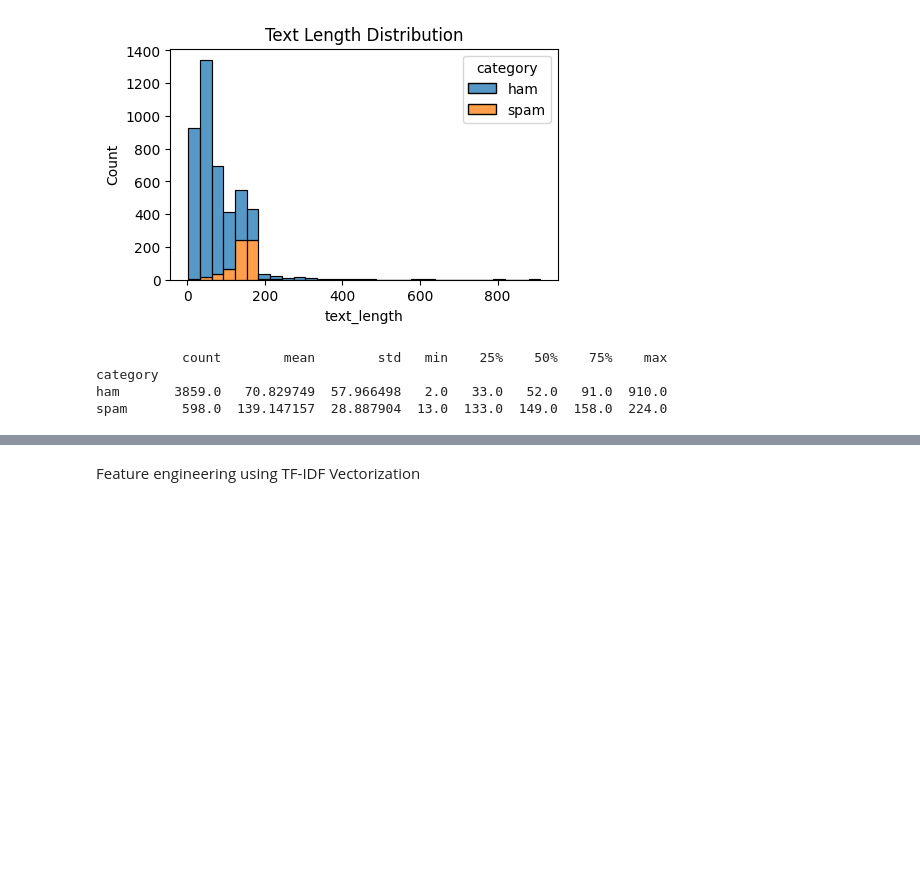
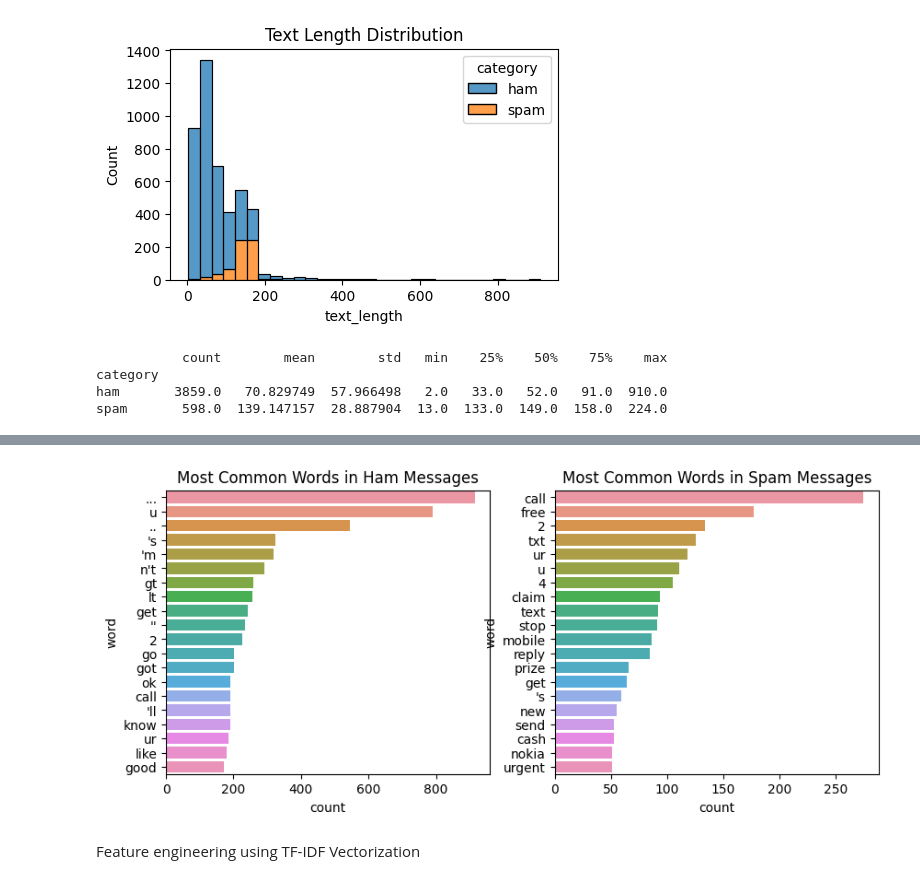
Before and after one commit to Slimcent/Spam-Message-Detection, a Jupyter notebook: Spam_Message_Detection.ipynb, the cells around one changed output, grey strips where cells are left out. Drawn from its saved outputs; the diff is of its cells as text; code cells hidden in the pictures; blank space fills up the shorter version.

```diff
--- a/Spam_Message_Detection.ipynb
+++ b/Spam_Message_Detection.ipynb
@@ -171,40 +185,41 @@ plt.show()
 stop_words = set(stopwords.words('english'))
 punctuation = set(string.punctuation)
 
-def process_text(text):
+def preprocess_text(text):
     # Tokenize the text
     tokens = word_tokenize(text.lower())
     # Remove stop words and punctuation
     tokens = [word for word in tokens if word not in stop_words and word not in punctuation]
-    return tokens
+    return ' '.join(tokens)
 
 # Process texts for ham and spam messages
-ham_tokens = train_df[train_df['category'] == 'ham']['text'].apply(process_text)
-spam_tokens = train_df[train_df['category'] == 'spam']['text'].apply(process_text)
+ham_tokens = train_df[train_df['category'] == 'ham']['text'].apply(preprocess_text)
+spam_tokens = train_df[train_df['category'] == 'spam']['text'].apply(preprocess_text)
 
 # Flatten the list of lists
-ham_words = [word for tokens in ham_tokens for word in tokens]
-spam_words = [word for tokens in spam_tokens for word in tokens]
+ham_words = ' '.join(ham_tokens).split()
+spam_words = ' '.join(spam_tokens).split()
 
 # Get the most common words
 ham_common_words = Counter(ham_words).most_common(20)
 spam_common_words = Counter(spam_words).most_common(20)
 
 # Plot the most common words
 ham_common_df = pd.DataFrame(ham_common_words, columns=['word', 'count'])
 spam_common_df = pd.DataFrame(spam_common_words, columns=['word', 'count'])
 
 plt.figure(figsize=(10, 4))
 
 plt.subplot(1, 2, 1)
 sns.barplot(x='count', y='word', data=ham_common_df)
 plt.title('Most Common Words in Ham Messages')
 
 plt.subplot(1, 2, 2)
 sns.barplot(x='count', y='word', data=spam_common_df)
 plt.title('Most Common Words in Spam Messages')
-
 plt.show()
+# %% [output]
+[figure, added]
 # %% [markdown]
 Feature engineering using TF-IDF Vectorization
 # %%
```
Also changed, not shown: parts of 19 cells of this notebook.
